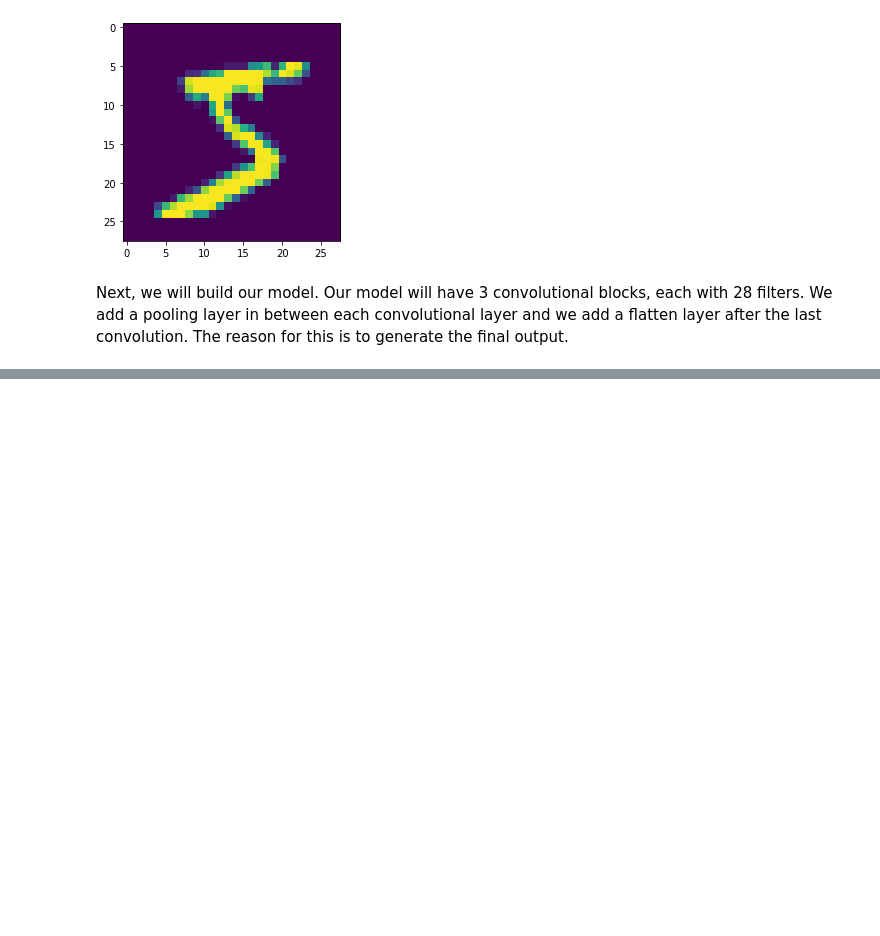
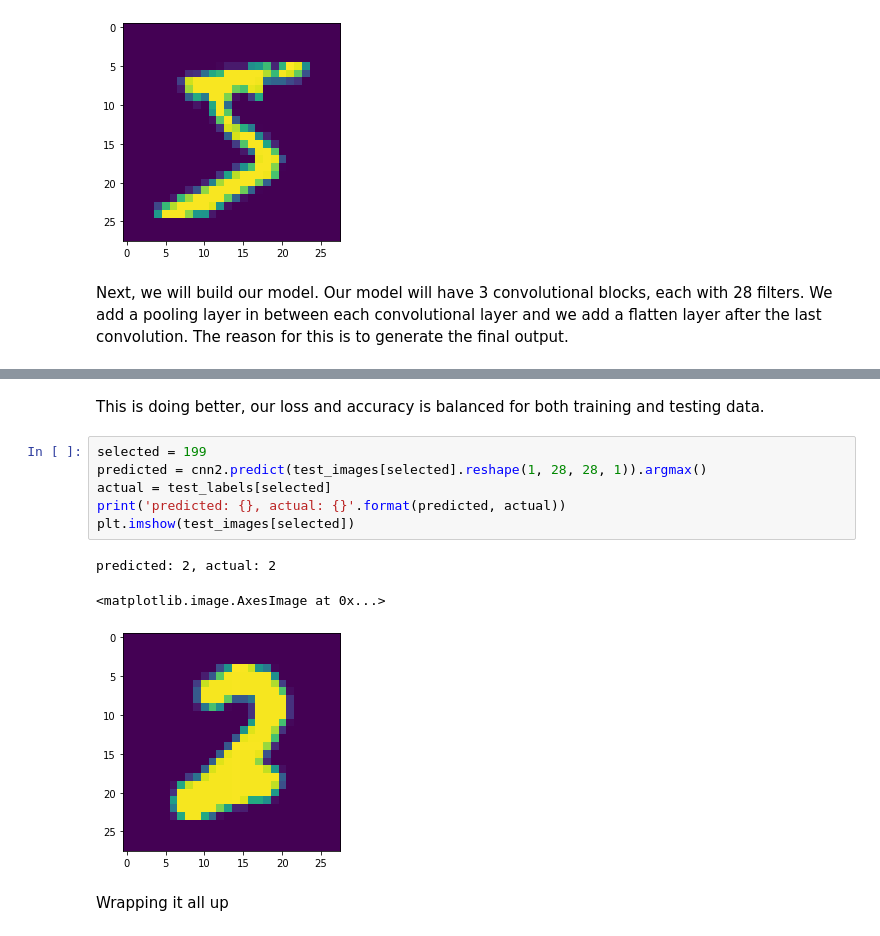
Before and after one commit to spe301/CNN-tutorial, a Jupyter notebook: CNN_Tutorial.ipynb, the cells around one changed output, grey strips where cells are left out. Saved outputs shown, nothing was run; the diff lists cells and outputs as text; blank space fills up the shorter version.

```diff
--- a/CNN_Tutorial.ipynb
+++ b/CNN_Tutorial.ipynb
@@ -154,0 +195,14 @@ history = cnn2.fit(X, y, batch_size=64, epochs=10, validation_split=0.2)
+# %% [markdown]
+This is doing better, our loss and accuracy is balanced for both training and testing data.
+# %%
+selected = 199
+predicted = cnn2.predict(test_images[selected].reshape(1, 28, 28, 1)).argmax()
+actual = test_labels[selected]
+print('predicted: {}, actual: {}'.format(predicted, actual))
+plt.imshow(test_images[selected])
+# %% [output]
+predicted: 2, actual: 2
+<matplotlib.image.AxesImage at 0x...>
+[figure, added]
+# %% [markdown]
+Wrapping it all up
```
Also changed, not shown: parts of 14 cells of this notebook.
